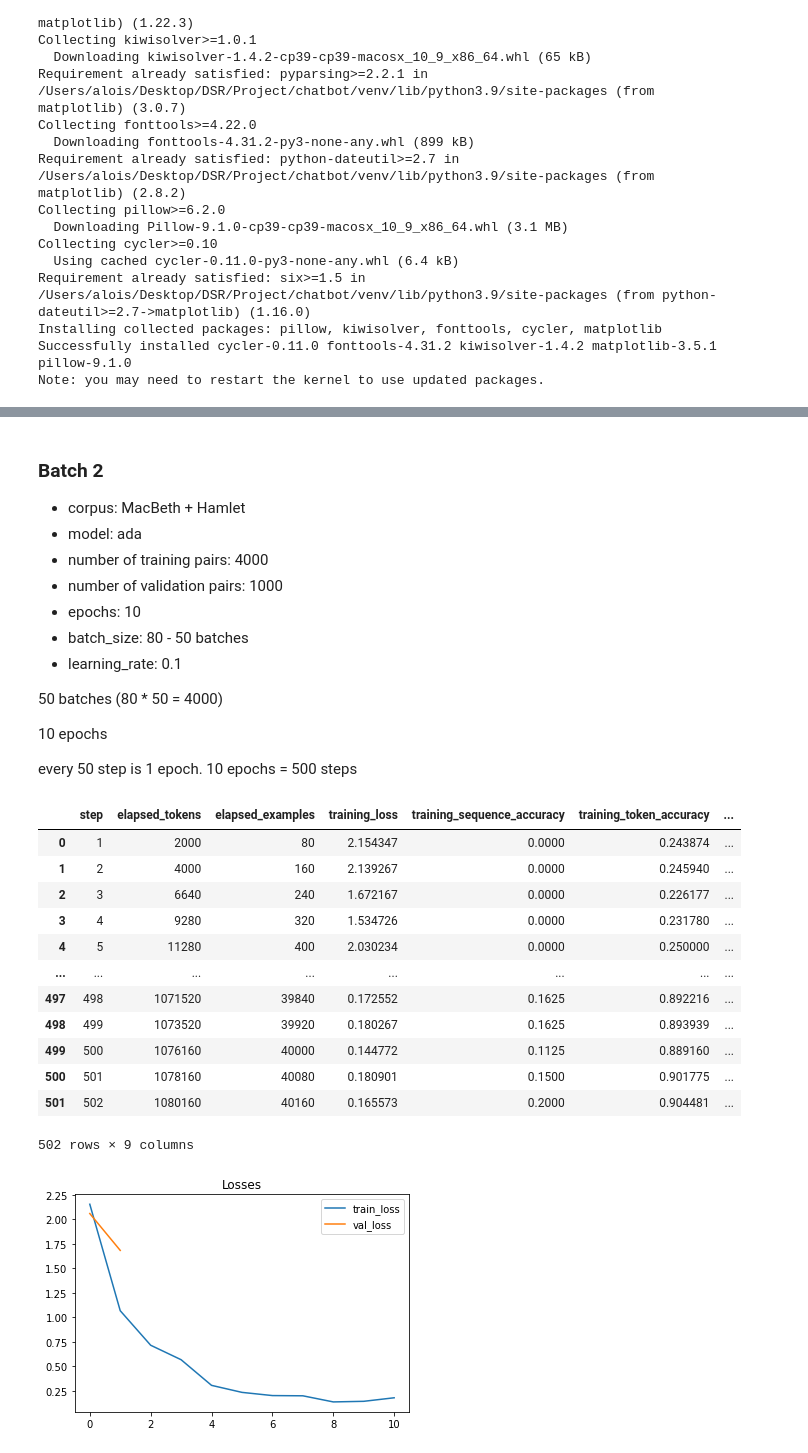
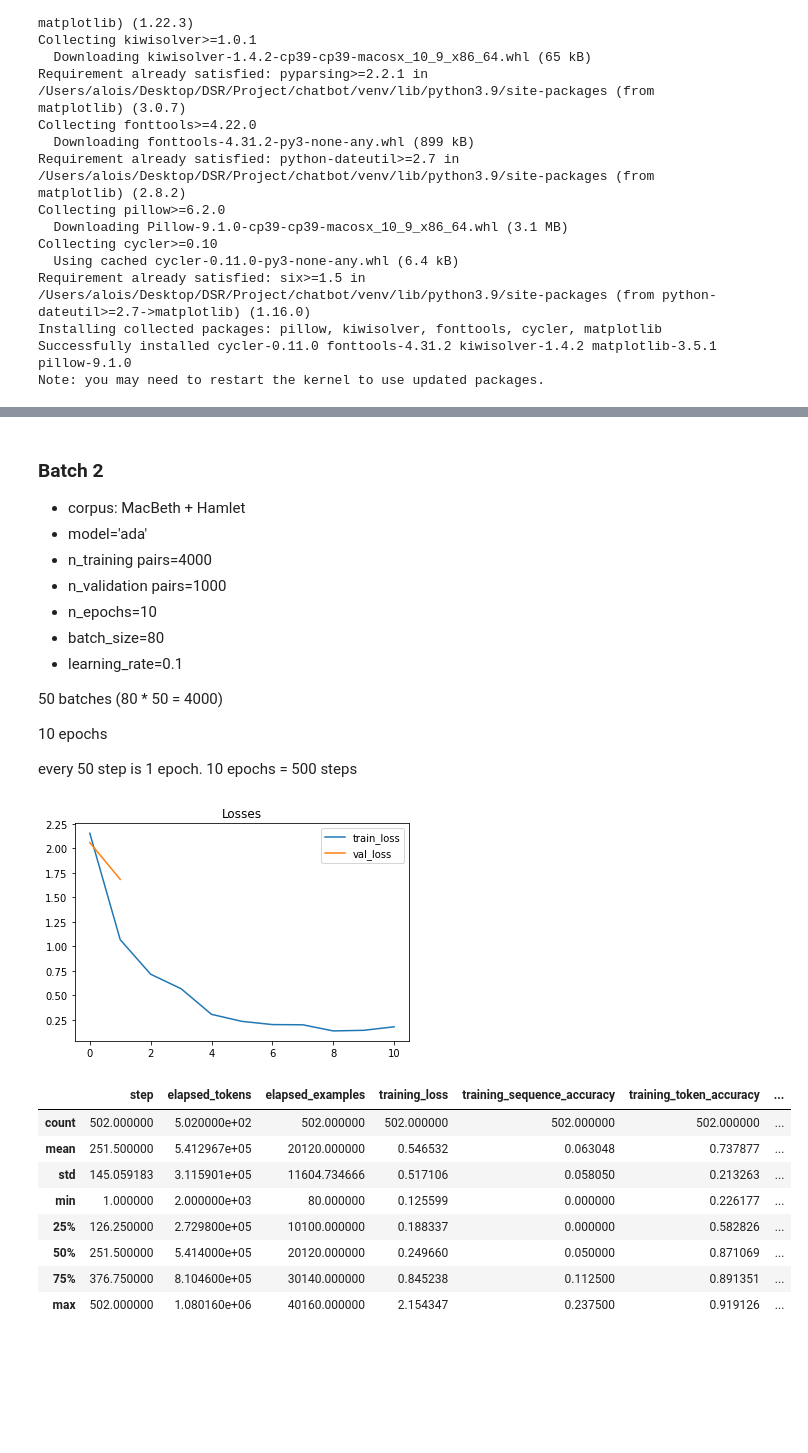
Before and after one commit to ConvAF/NovaAI, a Jupyter notebook: chatbot/notebooks/fine_tuning_viz.ipynb, the cells around one changed output, grey strips where cells are left out. Cells and saved outputs as stored; diff of their text form; code cells hidden in the pictures; blank space fills up the shorter version.

```diff
--- a/chatbot/notebooks/fine_tuning_viz.ipynb
+++ b/chatbot/notebooks/fine_tuning_viz.ipynb
@@ -57,57 +68,34 @@ plt.show()
 ### Batch 2
 
 - corpus: MacBeth + Hamlet
-- model: ada
-- number of training pairs: 4000
-- number of validation pairs: 1000
-- epochs: 10
-- batch_size: 80 - 50 batches
-- learning_rate: 0.1
+- model='ada'
+- n_training pairs=4000
+- n_validation pairs=1000
+- n_epochs=10
+- batch_size=80
+- learning_rate=0.1
 
 50 batches (80 * 50 = 4000)
 
 10 epochs
 
 every 50 step is 1 epoch. 10 epochs = 500 steps
-# %%
-def format_df(df, n_training_pairs, batch_size, validation_set=True):
-    if validation_set:
-        df = df[["training_loss", "validation_loss"]]
-    else:
-        df = df[["training_loss"]]
-    step = round(n_training_pairs / batch_size) # if step = 50, 1 epoch will be completed every 50 steps.
-    plot_df = df.iloc[::step]
-    plot_df = plot_df.reset_index(drop=True)
-    plot_df = plot_df.rename_axis('epoch').reset_index()
-
-    return plot_df
-
-def plot_losses(formatted_df, validation_set=True):
-    plt.plot(formatted_df["training_loss"], label="train_loss")
-    if validation_set:
-        plt.plot(formatted_df["validation_loss"], label="val_loss")
-    plt.legend()
-    plt.title("Losses")
-    plt.show()
 # %%
-batch2 = pd.read_csv('../data/results/batch2_results.csv', skiprows=[0])
-batch2
+batch2_results = pd.read_csv('../data/results/batch2_results.csv', skiprows=[0])
+
+batch2 = format_df(batch2_results, n_epochs=10)
+batch2_plot = plot_losses(batch2)
 # %% [output]
-|  | step | elapsed_tokens | elapsed_examples | training_loss | training_sequence_accuracy | training_token_accuracy | ... |
-| 0 | 1 | 2000 | 80 | 2.154347 | 0.0000 | 0.243874 | ... |
-| 1 | 2 | 4000 | 160 | 2.139267 | 0.0000 | 0.245940 | ... |
-| 2 | 3 | 6640 | 240 | 1.672167 | 0.0000 | 0.226177 | ... |
-| 3 | 4 | 9280 | 320 | 1.534726 | 0.0000 | 0.231780 | ... |
-| 4 | 5 | 11280 | 400 | 2.030234 | 0.0000 | 0.250000 | ... |
-| ... | ... | ... | ... | ... | ... | ... | ... |
-| 497 | 498 | 1071520 | 39840 | 0.172552 | 0.1625 | 0.892216 | ... |
-| 498 | 499 | 1073520 | 39920 | 0.180267 | 0.1625 | 0.893939 | ... |
-| 499 | 500 | 1076160 | 40000 | 0.144772 | 0.1125 | 0.889160 | ... |
-| 500 | 501 | 1078160 | 40080 | 0.180901 | 0.1500 | 0.901775 | ... |
-| 501 | 502 | 1080160 | 40160 | 0.165573 | 0.2000 | 0.904481 | ... |
-502 rows × 9 columns
+[figure, added]
-# %%
-batch2 = format_df(batch2, 4000, 80)
-batch2_plot = plot_losses(batch2)
-# %% [output]
-[figure, removed]
+# %%
+batch2.describe()
+# %% [output]
+|  | step | elapsed_tokens | elapsed_examples | training_loss | training_sequence_accuracy | training_token_accuracy | ... |
+| count | 502.000000 | 5.020000e+02 | 502.000000 | 502.000000 | 502.000000 | 502.000000 | ... |
+| mean | 251.500000 | 5.412967e+05 | 20120.000000 | 0.546532 | 0.063048 | 0.737877 | ... |
+| std | 145.059183 | 3.115901e+05 | 11604.734666 | 0.517106 | 0.058050 | 0.213263 | ... |
+| min | 1.000000 | 2.000000e+03 | 80.000000 | 0.125599 | 0.000000 | 0.226177 | ... |
+| 25% | 126.250000 | 2.729800e+05 | 10100.000000 | 0.188337 | 0.000000 | 0.582826 | ... |
+| 50% | 251.500000 | 5.414000e+05 | 20120.000000 | 0.249660 | 0.050000 | 0.871069 | ... |
+| 75% | 376.750000 | 8.104600e+05 | 30140.000000 | 0.845238 | 0.112500 | 0.891351 | ... |
+| max | 502.000000 | 1.080160e+06 | 40160.000000 | 2.154347 | 0.237500 | 0.919126 | ... |
```
Also changed, not shown: parts of 5 cells of this notebook.
